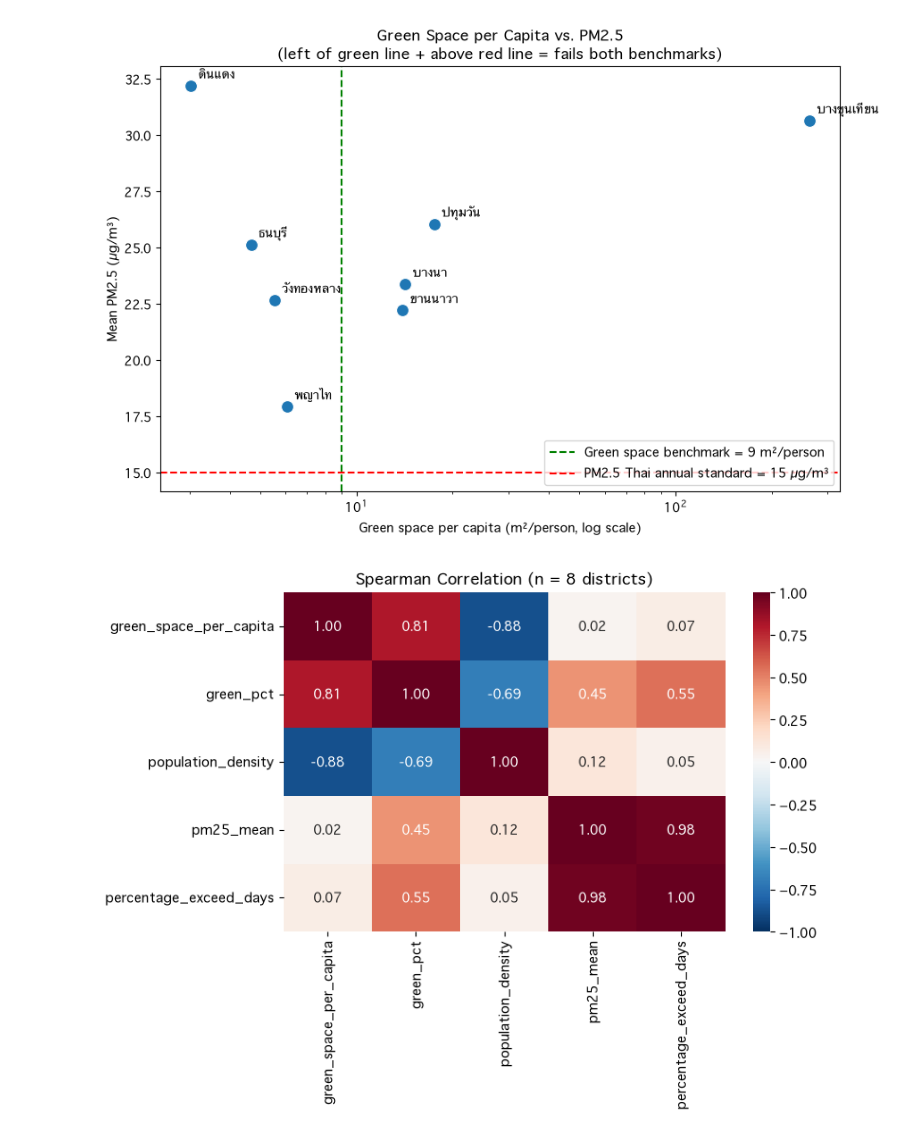
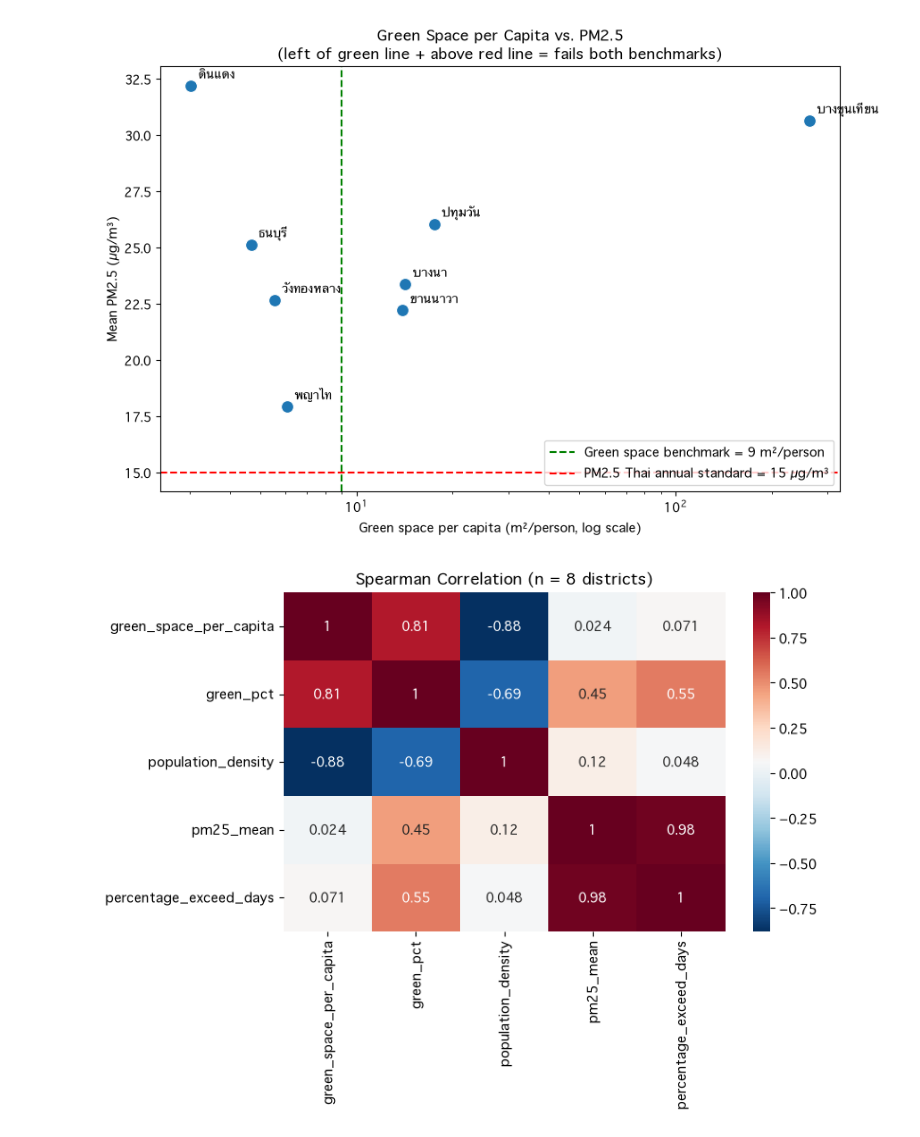
Before and after one commit to NuBFightForMyDream/2107540_DataSciEnvi_Project_BangkokSustainability, a Jupyter notebook: Part I Notebook/Notebooks/2107540_Project_BangkokSustainability.ipynb, the cells around one changed output. Drawn from its saved outputs; the diff is of its cells as text; code cells hidden in the pictures.

```diff
--- a/Part I Notebook/Notebooks/2107540_Project_BangkokSustainability.ipynb
+++ b/Part I Notebook/Notebooks/2107540_Project_BangkokSustainability.ipynb
@@ -925,19 +936,20 @@ save_figure(fig, "green_vs_pm25")
 plt.show()
 # %% [output]
 [figure]
-# %%
-## 4. Correlation heatmap (Spearman, 8 districts with PM2.5 data)
-heatmap_cols = ["green_space_per_capita", "green_pct", "population_density", "pm25_mean", "percentage_exceed_days"]
-corr_spearman = pm_district_green_summary.dropna(subset=["pm25_mean"])[heatmap_cols].corr(method="spearman")
-
-fig, ax = plt.subplots(figsize=(8, 6))
-sns.heatmap(corr_spearman, annot=True, fmt=".2f", cmap="RdBu_r", vmin=-1, vmax=1, ax=ax)
-ax.set_title("Spearman Correlation (n = 8 districts)")
-plt.tight_layout()
-save_figure(fig, "correlation_heatmap")
-plt.show()
-# %% [output]
-[figure, removed]
+# %%
+## 4. Correlation heatmap (Spearman, 8 districts with PM2.5 data)
+heatmap_cols = ["green_space_per_capita", "green_pct", "population_density", "pm25_mean", "percentage_exceed_days"]
+corr_spearman = pm_district_green_summary.dropna(subset=["pm25_mean"])[heatmap_cols].corr(method="spearman")
+
+fig , ax = plt.subplots(figsize=(8, 6))
+sns.heatmap(corr_spearman , ax = ax , annot = True , cmap="RdBu_r")
+
+ax.set_title("Spearman Correlation (n = 8 districts)")
+plt.tight_layout()
+save_figure(fig, "correlation_heatmap")
+plt.show()
+# %% [output]
+[figure, added]
 # %% [markdown]
 # 8. Basic Machine Learning (Optional)
 
```
Also changed, not shown: parts of 30 cells of this notebook, 5 other files.
